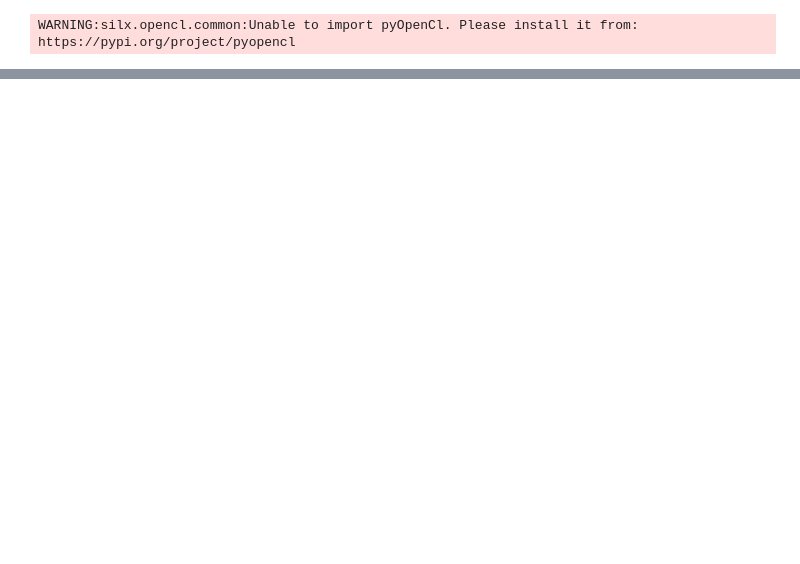
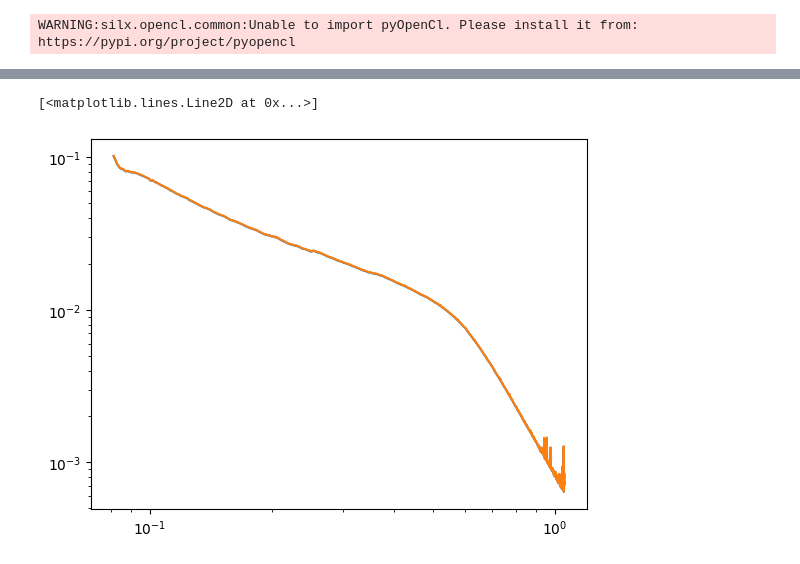
Before and after one commit to JAndronis/MID-10400, a Jupyter notebook: notebooks/damnit.ipynb, the cells around one changed output, grey strips where cells are left out. Cells and saved outputs as stored; diff of their text form; code cells hidden in the pictures; blank space fills up the shorter version.

```diff
--- a/notebooks/damnit.ipynb
+++ b/notebooks/damnit.ipynb
@@ -83,0 +420,14 @@ db[run_nr].keys()
+# %%
+saxs = read_intensity(423, db, variable="agipd_saxs")
+medipt = saxs.median(["q", "pulseId"])
+medipt_filtered = medipt.where((medipt<medipt.quantile(0.95))&(medipt>medipt.quantile(0.05)), drop=True)
+saxs_filtered = saxs.sel(trainId=medipt_filtered.trainId)
+
+iq = saxs_filtered.mean(["trainId", "pulseId"])
+plt.loglog(iq.q, iq)
+
+iq = saxs.mean(["trainId", "pulseId"])
+plt.loglog(iq.q, iq)
+# %% [output]
+[<matplotlib.lines.Line2D at 0x...>]
+[figure, added]
```
Also changed, not shown: parts of 22 cells of this notebook, 4 other files.
